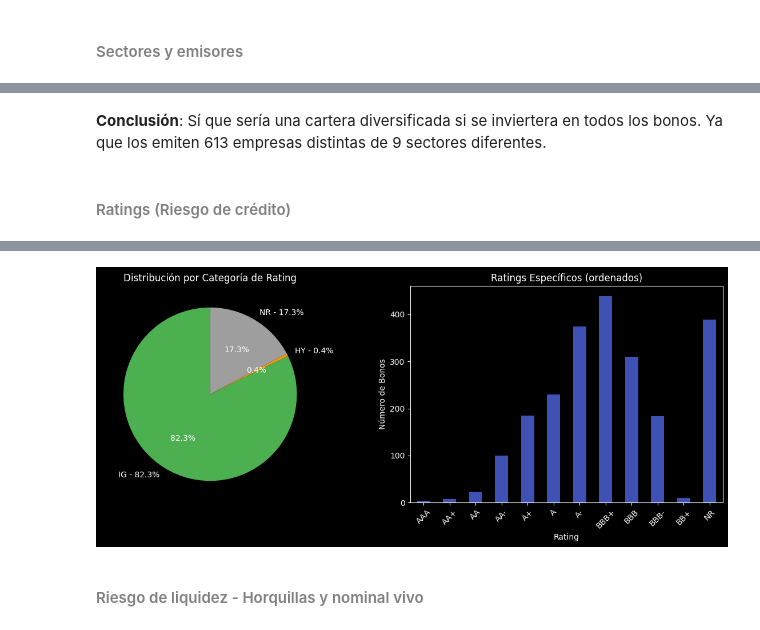
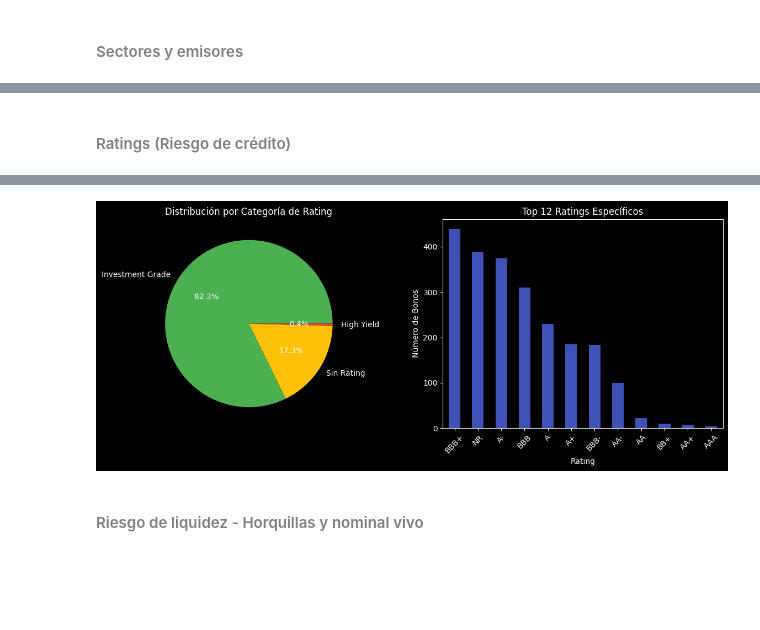
Before and after one commit to Juanjod54/MIAX_TB2.1, a Jupyter notebook: src/TallerRF_AnálisisCartera_Enunciado.ipynb, the cells around one changed output, grey strips where cells are left out. Cells and saved outputs as stored; diff of their text form; code cells hidden in the pictures; blank space fills up the shorter version.

```diff
--- a/src/TallerRF_AnálisisCartera_Enunciado.ipynb
+++ b/src/TallerRF_AnálisisCartera_Enunciado.ipynb
@@ -285,77 +308,44 @@ Análisis de Concentración:
   • Top 5 emisores: 5.7% del universo
   • Top 5 sectores: 87.3% del universo
 [figure]
-# %% [markdown]
-**Conclusión**: Sí que sería una cartera diversificada si se inviertera en todos los bonos. Ya que los emiten 613 empresas distintas de 9 sectores diferentes.
 # %% [markdown]
 #### <font color=#808080>Ratings (Riesgo de crédito)</font>
 # %%
 # Aquí tengo dudas. !!!Repasar , porque no sé si son las distintas agencias dan un raiting distinto, pero que luego se llama igual, o está todo rateado por la misma agencia?
 
+
 print("ANÁLISIS DE RATINGS:")
 
-rating_order = [
-    'AAA+', 'AAA', 'AAA-', 'AA+', 'AA', 'AA-', 'A+', 'A', 'A-',
-    'BBB+', 'BBB', 'BBB-', 'BB+', 'BB', 'BB-', 'B+', 'B', 'B-',
-    'CCC+', 'CCC', 'CCC-', 'CC', 'C', 'D', 'NR'
-]
 
 # Distribución de ratings
 print("\n• Distribución de Ratings Específicos:")
 rating_dist = universo['Rating'].value_counts()
-rating_dist = rating_dist.reindex(rating_order).dropna()
-for rating, quantity in rating_dist.items():
-    print(f"  - {rating}: {int(quantity)} bonos")
+print(rating_dist.head(10))
 
+# Categorización
+category_counts = universo['Rating_Category'].value_counts()
+print("\n• Categorización:")
+print(category_counts)
 
-print("\n• Resumen:")
-
-rating_category_map = {}
-for rating in rating_order:
-    if rating == 'NR':
-        rating_category_map[rating] = 'NR'
-    elif rating_order.index(rating) <= rating_order.index('BBB-'):
-        rating_category_map[rating] = 'IG'
-    else:
-        rating_category_map[rating] = 'HY'
-
-# Mapear categorías desde rating_dist
-category_counts = {'IG': 0, 'HY': 0, 'NR': 0}
-for rating, count in rating_dist.items():
-    categoria = rating_category_map.get(rating, 'NR')
-    category_counts[categoria] += count
-
-# Mostrar resumen
-total_bonos = rating_dist.sum()
-
+print(" Resumen:")
 for cat in ['IG', 'HY', 'NR']:
-    count = category_counts[cat]
-    pct = count / total_bonos * 100
-    print(f"  • {cat}: {int(count)} bonos ({pct:.1f}%)")
-
-print("\n")
-
-print("Hay un bono que tiene valor #N/A N/A. Este hay que eliminarlo.\n")
+    count = category_counts.get(cat, 0)
+    pct = count/len(universo)*100
+    print(f"  • {cat}: {count} bonos ({pct:.1f}%)")
 
 # Visualización
 fig, axes = plt.subplots(1, 2, figsize=(12, 5))
 
-# Pie chart de categorías (IG, HY, NR)
-category = ['IG', 'HY', 'NR']
-porcentajes = [category_counts[cat] / total_bonos * 100 for cat in category]
-axes[0].pie(
-    porcentajes,
-    labels=[f'{cat} - {pct:.1f}%' for cat, pct in zip(category, porcentajes)],
-    autopct='%1.1f%%',
-    startangle=90,
-    colors=['#4CAF50', '#FF9800', '#9E9E9E']
-)
+# Pie chart de categorías
+category_counts.plot(kind='pie', ax=axes[0], autopct='%1.1f%%',
+                     colors=['#4CAF50', '#FFC107', '#F44336'],
+                     labels=['Investment Grade', 'Sin Rating', 'High Yield'])
 axes[0].set_title('Distribución por Categoría de Rating')
 axes[0].set_ylabel('')
 
-# Bar chart de ratings específicos ordenados
-rating_dist.plot(kind='bar', ax=axes[1], color='#3F51B5')
-axes[1].set_title('Ratings Específicos (ordenados)')
+# Bar chart de ratings específicos
+rating_dist.head(12).plot(kind='bar', ax=axes[1], color='#3F51B5')
+axes[1].set_title('Top 12 Ratings Específicos')
 axes[1].set_xlabel('Rating')
 axes[1].set_ylabel('Número de Bonos')
 axes[1].tick_params(axis='x', rotation=45)
@@ -383,3 +373,3 @@ Hay un bono que tiene valor #N/A N/A. Este hay que eliminarlo.
-[figure, old version]
+[figure, new version]
 # %% [markdown]
 #### <font color=#808080>Riesgo de liquidez - Horquillas y nominal vivo</font>
```
Also changed, not shown: parts of 14 cells of this notebook.
